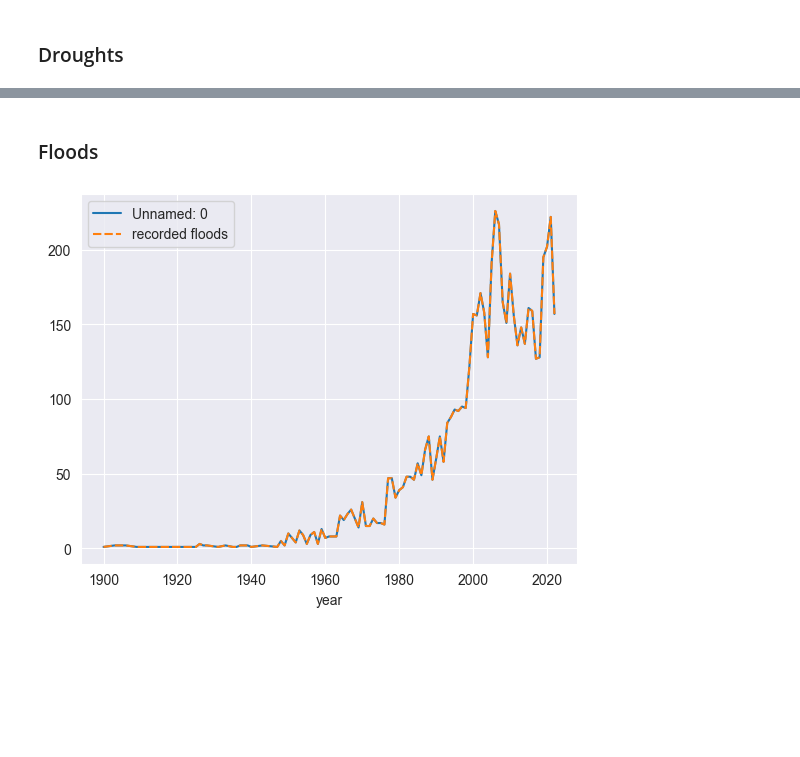
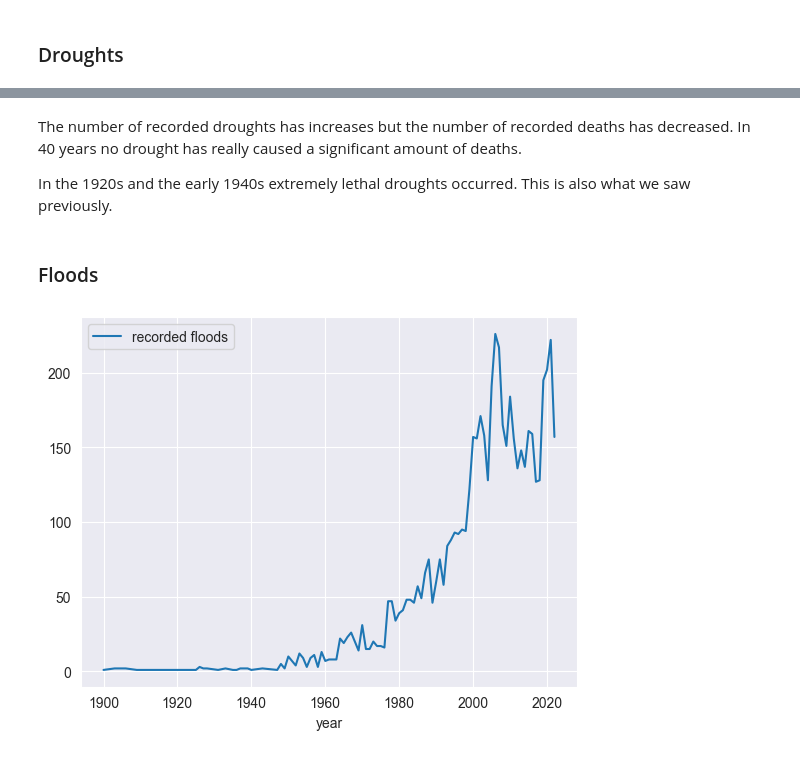
Before and after one commit to lukiwieser/natural-disasters-and-climate-change, a Jupyter notebook: disaster-analysis-paul.ipynb, the cells around one changed output, grey strips where cells are left out. Saved outputs shown, nothing was run; the diff lists cells and outputs as text; code cells hidden in the pictures; blank space fills up the shorter version.

```diff
--- a/disaster-analysis-paul.ipynb
+++ b/disaster-analysis-paul.ipynb
@@ -196,9 +252,15 @@ plt.show()
+# %% [markdown]
+The number of recorded droughts has increases but the number of recorded deaths has decreased.
+In 40 years no drought has really caused a significant amount of deaths.
+
+In the 1920s and the early 1940s extremely lethal droughts occurred.
+This is also what we saw previously.
 # %% [markdown]
 ### Floods
 # %%
-dis_floods_per_year = dis_global[dis_global.type=="Flood"].groupby('year').agg('count').drop(["subtype", "deaths"], axis=1)
+dis_floods_per_year = dis_global[dis_global.type=="Flood"].groupby('year').count().drop(["subtype", "deaths"], axis=1)
 dis_floods_per_year.rename(columns={'type':'recorded floods'}, inplace=True)
 sns.lineplot(data = dis_floods_per_year)
 plt.show()
 # %% [output]
-[figure, old version]
+[figure, new version]
```
Also changed, not shown: parts of 31 cells of this notebook, 1 other file.
